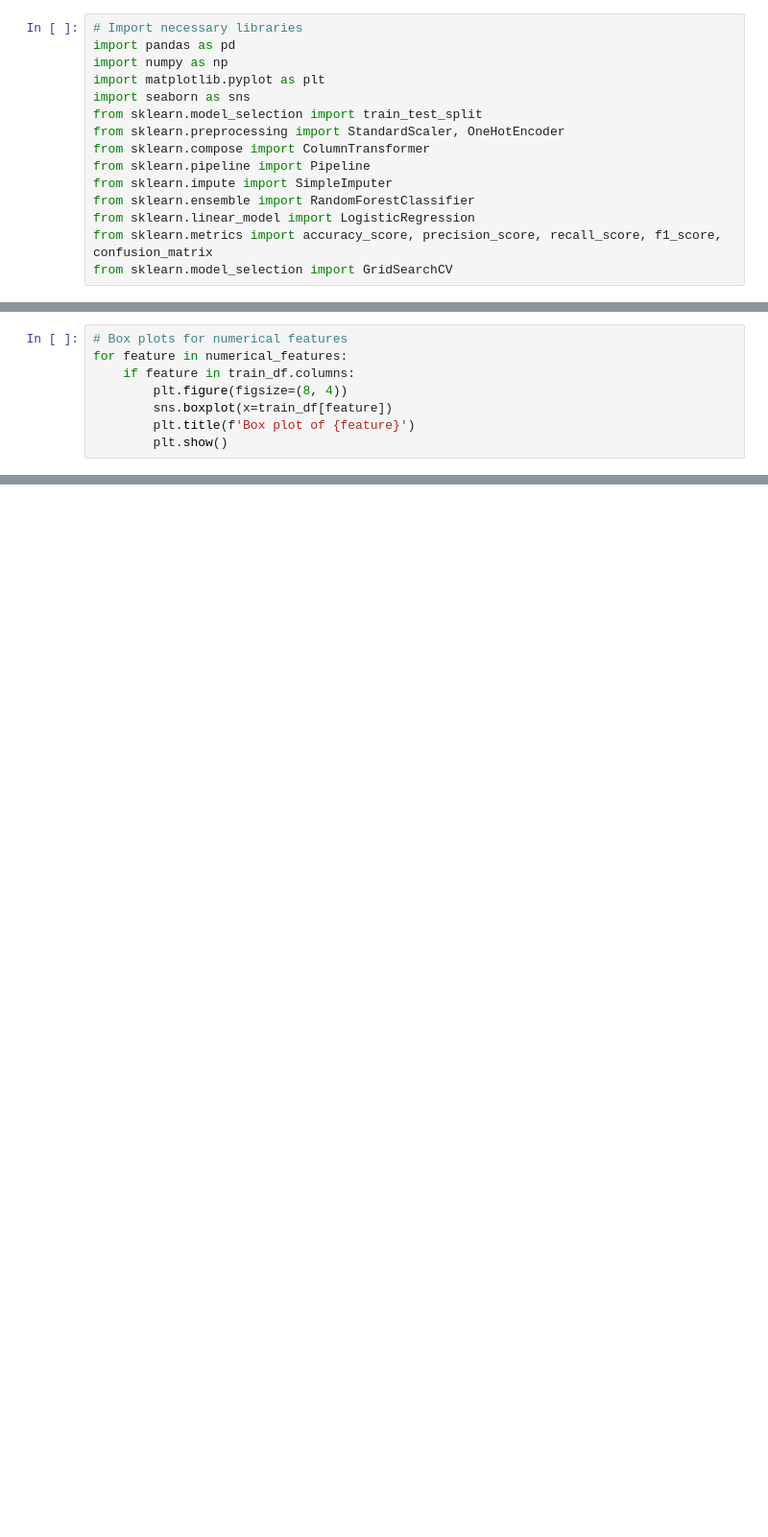
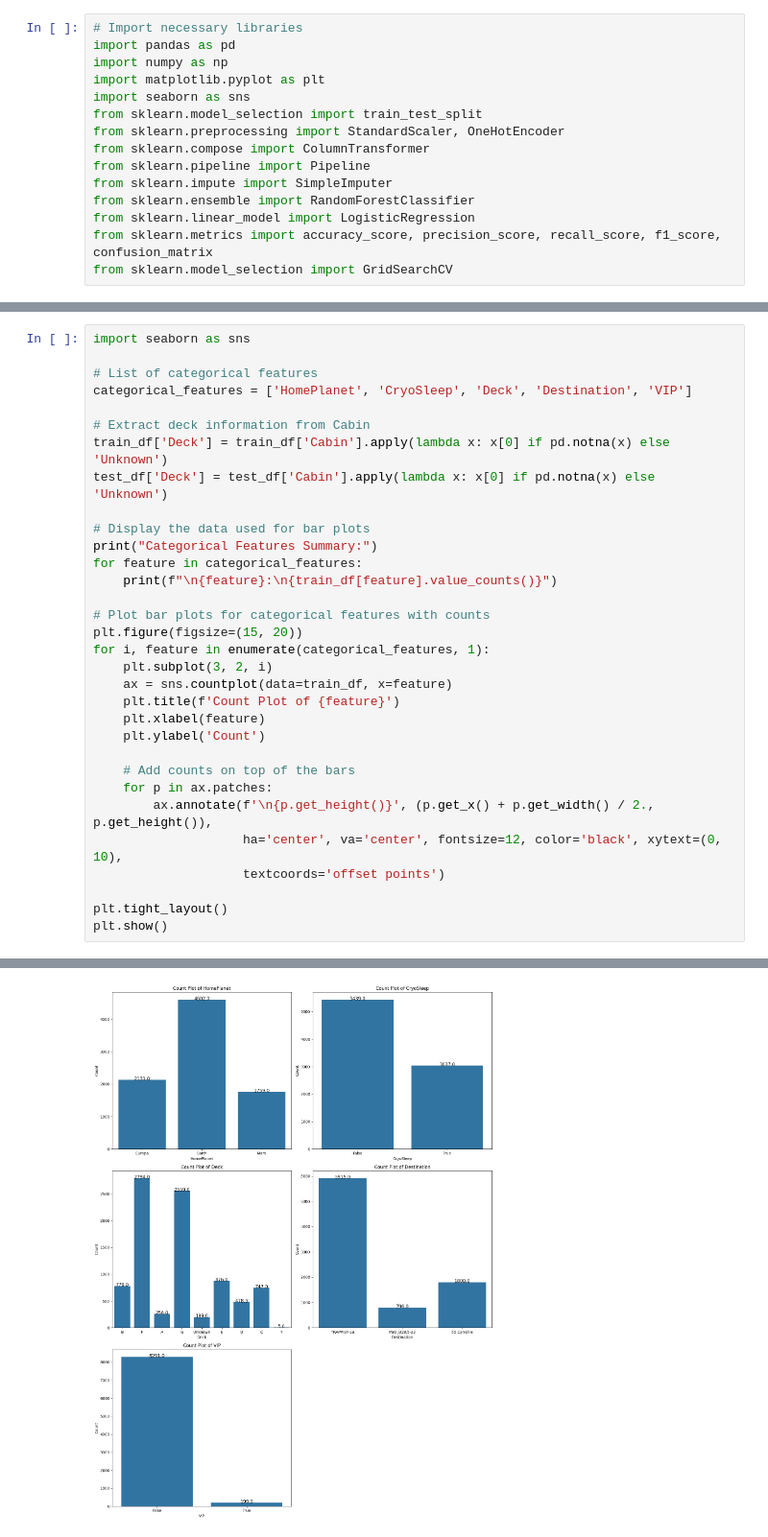
Before and after one commit to The-Kaggle-Crew-18/Kaggle-Challenge-18, a Jupyter notebook: KaggleChallenge.ipynb, the cells around one changed output, grey strips where cells are left out. Shown at 96% size. Saved outputs shown, nothing was run; the diff lists cells and outputs as text; blank space fills up the shorter version.

```diff
--- a/KaggleChallenge.ipynb
+++ b/KaggleChallenge.ipynb
@@ -357,8 +52,0 @@ for feature in numerical_features:
-# %%
-# Box plots for numerical features
-for feature in numerical_features:
-    if feature in train_df.columns:
-        plt.figure(figsize=(8, 4))
-        sns.boxplot(x=train_df[feature])
-        plt.title(f'Box plot of {feature}')
-        plt.show()
@@ -445,0 +199,33 @@ weighted avg       0.77      0.77      0.77      1739
+# %%
+import seaborn as sns
+
+# List of categorical features
+categorical_features = ['HomePlanet', 'CryoSleep', 'Deck', 'Destination', 'VIP']
+
+# Extract deck information from Cabin
+train_df['Deck'] = train_df['Cabin'].apply(lambda x: x[0] if pd.notna(x) else 'Unknown')
+test_df['Deck'] = test_df['Cabin'].apply(lambda x: x[0] if pd.notna(x) else 'Unknown')
+
+# Display the data used for bar plots
+print("Categorical Features Summary:")
+for feature in categorical_features:
+    print(f"\n{feature}:\n{train_df[feature].value_counts()}")
+
+# Plot bar plots for categorical features with counts
+plt.figure(figsize=(15, 20))
+for i, feature in enumerate(categorical_features, 1):
+    plt.subplot(3, 2, i)
+    ax = sns.countplot(data=train_df, x=feature)
+    plt.title(f'Count Plot of {feature}')
+    plt.xlabel(feature)
+    plt.ylabel('Count')
+
+    # Add counts on top of the bars
+    for p in ax.patches:
+        ax.annotate(f'\n{p.get_height()}', (p.get_x() + p.get_width() / 2., p.get_height()),
+                    ha='center', va='center', fontsize=12, color='black', xytext=(0, 10),
+                    textcoords='offset points')
+
+plt.tight_layout()
+plt.show()
+# %% [output]
@@ -445,0 +249 @@ weighted avg       0.77      0.77      0.77      1739
+[figure, added]
```
Also changed, not shown: parts of 76 cells of this notebook.
